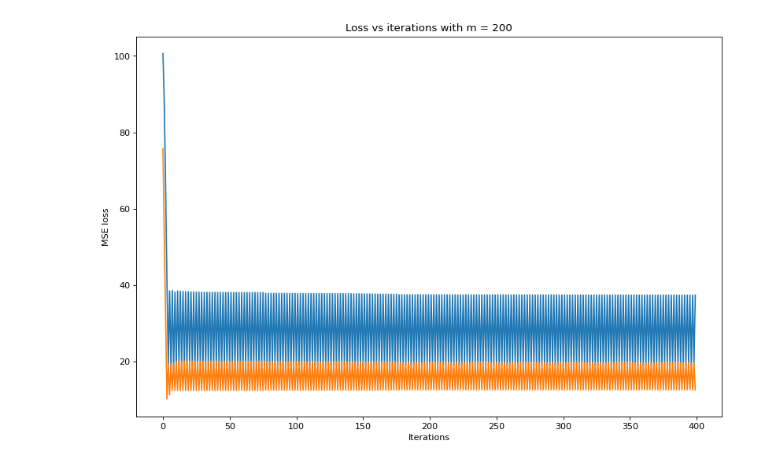
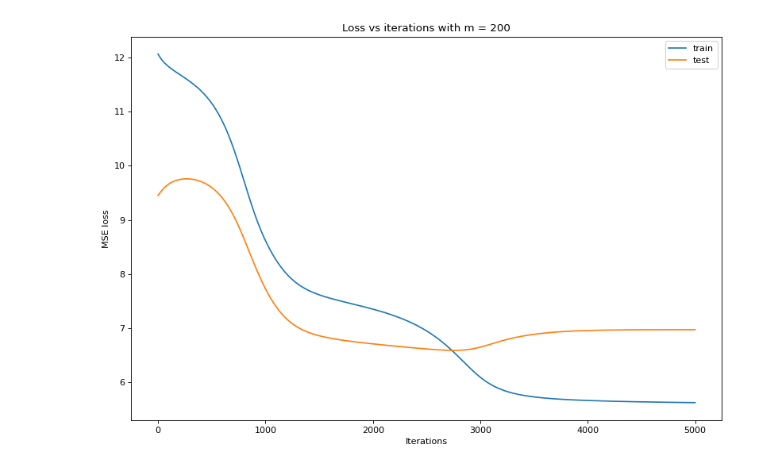
Before and after one commit to kyrxanthos/NN_dynamical_systems, a Jupyter notebook: My_Lya.ipynb, the cells around one changed output. Cells and saved outputs as stored; diff of their text form; code cells hidden in the pictures.

```diff
--- a/My_Lya.ipynb
+++ b/My_Lya.ipynb
@@ -89,6 +92,9 @@ class Create_Data():
         elif self.dim == 3:
             omega_domain = np.array([np.random.uniform(-bounds[0], bounds[0],train_n), np.random.uniform(-bounds[1],bounds[1],train_n),  np.random.uniform(-bounds[2],bounds[2],train_n)]).T
             test_omega_domain = np.array([np.random.uniform(-bounds[0], bounds[0],test_n), np.random.uniform(-bounds[1],bounds[1],test_n),  np.random.uniform(-bounds[2],bounds[2],test_n)]).T
+        elif self.dim == 1:
+            omega_domain = np.random.uniform(-bounds[0], bounds[0],train_n)
+            test_omega_domain = np.random.uniform(-bounds[0], bounds[0],test_n)
         else:
             return('wrong dimensions')
         vfdata = self.vf(omega_domain)
@@ -185,7 +191,7 @@ def custom_training_loop(model, epochs, tol, train_dataset, validation_dataest):
 
         # print log information at end of epoch
         # print('epoch %2s, samples %7s, loss %10.6f, aloss %10.6f, mloss %10.6f' % (epoch, ((step + 1) * batch_size), float(loss_value), slv/ (step + 1), mlv))
-        if epoch % 100 == 0:
+        if epoch % 300 == 0:
             print('epoch %2s, loss %10.6f' % (epoch, float(loss_value)))
 
 
@@ -207,12 +213,13 @@ hidden_u = []
 # number of data points
 n = 90
 # bounds of the x1 and x2
-bounds = [1.6, 4]
+# bounds = [1.6, 4]
+bounds = [2, 2]
 # number of points for the test dataset
-test_n =30
+test_n =90
 batch_n = 90
 buff = 1024
-epochs = 400
+epochs = 5000
 tol = 1e-5
 # a = tf.Variable(tf.zeros((m,)), trainable=True)
 
@@ -222,6 +229,24 @@ def vf(x):
     y = [-x[:,1], x[:,0] + (1-x[:,0]**2)*x[:,1]]
     return y
 
+# def vf(x):
+#     y1s = []
+#     y2s = []
+#     for i in x[:,0]:
+#         if i != 0:
+#             y1 = - i**2*dim / np.sin(i)
+#         else:
+#             y1 = 0.
+#         y1s.append(y1)
+#     for i in x[:,1]:
+#         if i != 0:
+#             y2 = - i**2*dim / np.sin(i)
+#         else:
+#             y2 = 0.
+#         y2s.append(y2)
+#     return [y1s, y2s]
+
+
 # # vector field 3d from paper
 # def vf(x):
 #     y = [x[:,0] * (x[:,0]**2 + x[:,1]**2 -1) - x[:,1] * (x[:,2]**2 + 1),
@@ -258,10 +285,11 @@ te = my_data.shuffle_and_batch_dataset(te, batch_n)
 
 all_loss_values, all_test_loss_values = custom_training_loop(model, epochs, tol, tr, te)
 
-plt.plot(all_loss_values)
-plt.plot(all_test_loss_values)
+plt.plot(all_loss_values, label = 'train')
+plt.plot(all_test_loss_values, label = 'test')
 plt.title("Loss vs iterations with m = {}".format(m))
 plt.xlabel("Iterations")
 plt.ylabel("MSE loss")
+plt.legend()
 plt.show()
 # %% [output]
@@ -274 +315 @@ End of training, time: 7.6530
-[figure, old version]
+[figure, new version]
```
Also changed, not shown: parts of 6 cells of this notebook, 4 other files.
